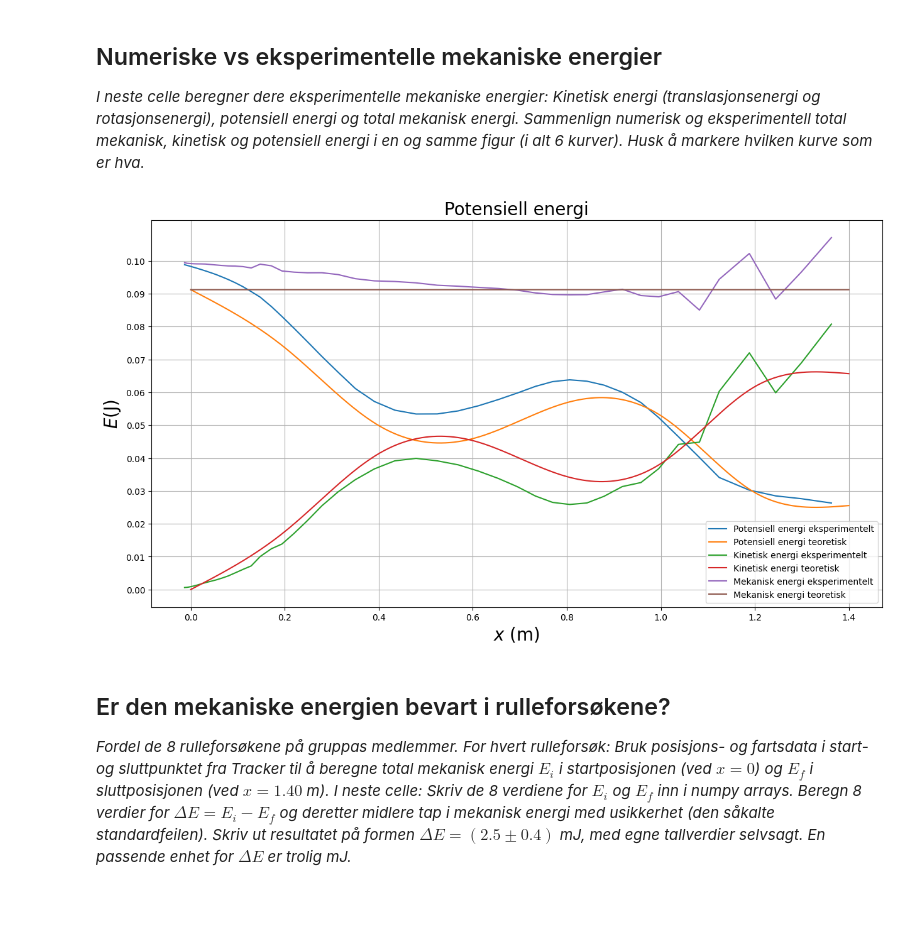
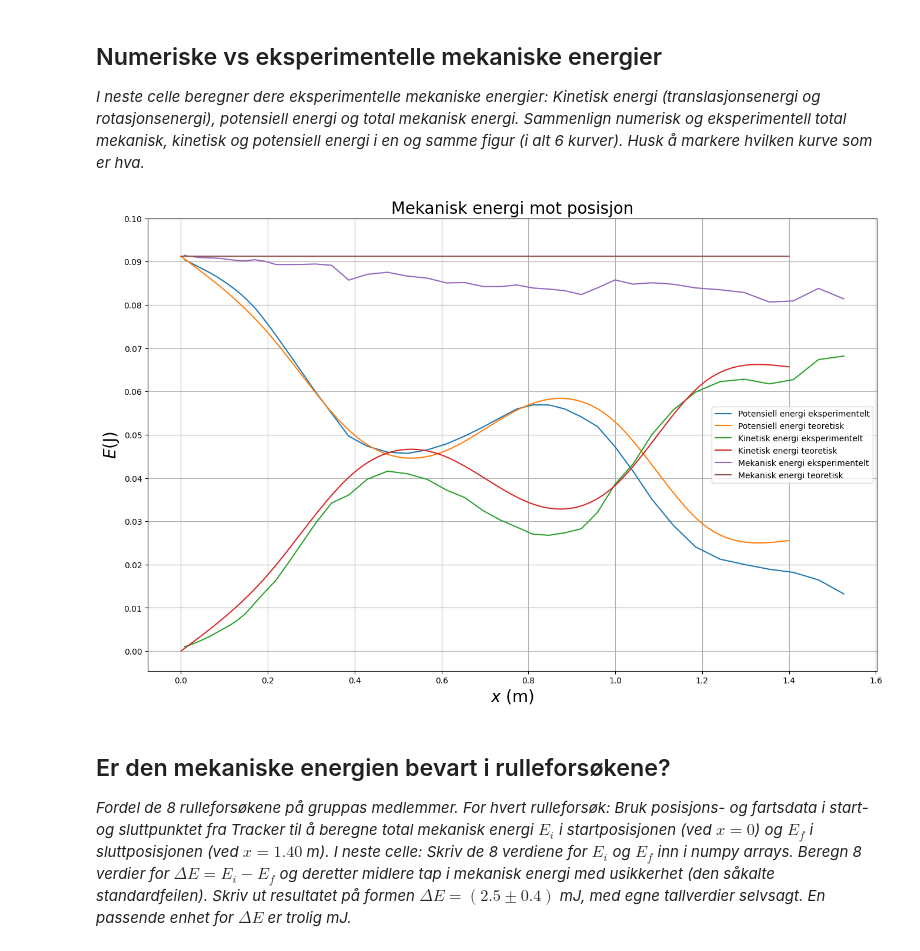
Before and after one commit to HaakonMikalsen/LabTFY4115, a Jupyter notebook: notebook/notebook_mal_H25.ipynb, the cells around one changed output. Cells and saved outputs as stored; diff of their text form; code cells hidden in the pictures; blank space fills up the shorter version.

```diff
--- a/notebook/notebook_mal_H25.ipynb
+++ b/notebook/notebook_mal_H25.ipynb
@@ -296,7 +323,7 @@ import csv
 
 skip_line_start = 2 #index du vil starte på i fil
 skip_line_end =  None #index du vil slutte på i fil
-dataFile = codecs.open("../data/data2.txt", encoding="utf-8", errors="ignore") #laster inn fil
+dataFile = codecs.open("../data/test8.txt", encoding="utf-8", errors="ignore") #laster inn fil
 t_eksperiment_raw,x_eksperiment_raw,y_eksperiment_raw= np.array(list(csv.reader(dataFile.readlines()[skip_line_start:skip_line_end],delimiter=";"))).T #Magi! tar ut data
 dataFile.close() #lukker fil
 
@@ -415,36 +444,36 @@ plt.show()
 # %%
 #Beregning av eksperimentell Etrans_exp, Erot_exp, Ekin_exp, Epot_exp, Etot_exp
 E_pot_eksperiment = M*g*y_eksperiment
 E_kin_eksperiment = (1/2)*(1+c)*M*v_eksperimentelt**2
 E_tot_eksperiment = E_pot_eksperiment + E_kin_eksperiment
 #Figurer som sammenligner numerisk og eksperimentell kinetisk, potensiell og total mekanisk energi
 
 # E pot
-plt.figure(figsize=(15,8))
+plt.figure(figsize=(16,10))
 plt.plot(x_eksperiment,E_pot_eksperiment,label = "Potensiell energi eksperimentelt")
 plt.plot(x,E_pot,label = "Potensiell energi teoretisk")
-plt.title('Potensiell energi',fontsize=20)
+plt.title('Mekanisk energi mot posisjon',fontsize=20)
 plt.xlabel('$x$ (m)',fontsize=20)
 plt.ylabel(r'$E$(J)',fontsize=20)
 
 
 
 
 # E kin
 plt.plot(x_eksperiment,E_kin_eksperiment,label = "Kinetisk energi eksperimentelt")
 plt.plot(x,E_kin,label = "Kinetisk energi teoretisk")
 
 
 
 # E tot
 plt.plot(x_eksperiment,E_tot_eksperiment,label = "Mekanisk energi eksperimentelt")
 plt.plot(x,E_tot,label = "Mekanisk energi teoretisk")
 plt.legend()
 plt.grid()
 plt.yticks(np.linspace(0,0.1,11))
 plt.show()
 # %% [output]
-[figure, old version]
+[figure, new version]
 # %% [markdown]
 ## Er den mekaniske energien bevart i rulleforsøkene?
 *Fordel de 8 rulleforsøkene på gruppas medlemmer. For hvert rulleforsøk: Bruk posisjons- og fartsdata i start- og sluttpunktet fra Tracker til å beregne total mekanisk energi $E_i$ i startposisjonen (ved $x=0$) og $E_f$ i sluttposisjonen (ved $x=1.40$ m). I neste celle: Skriv de 8 verdiene for $E_i$ og $E_f$ inn i numpy arrays. Beregn 8 verdier for $\Delta E = E_i-E_f$ og deretter midlere tap i mekanisk energi med usikkerhet (den såkalte standardfeilen). Skriv ut resultatet på formen $\Delta E = (2.5 \pm 0.4)$ mJ, med egne tallverdier selvsagt. En passende enhet for $\Delta E$ er trolig mJ.*
```
Also changed, not shown: parts of 4 cells of this notebook, 1 other file.
